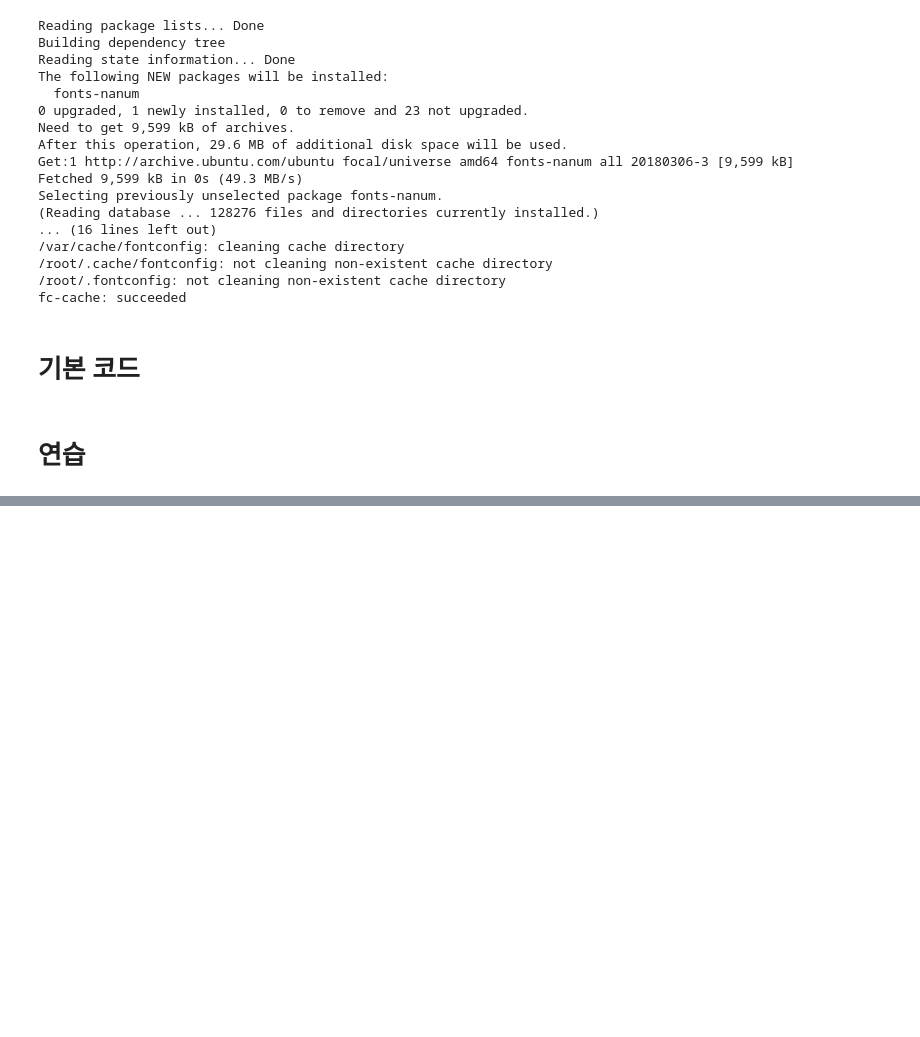
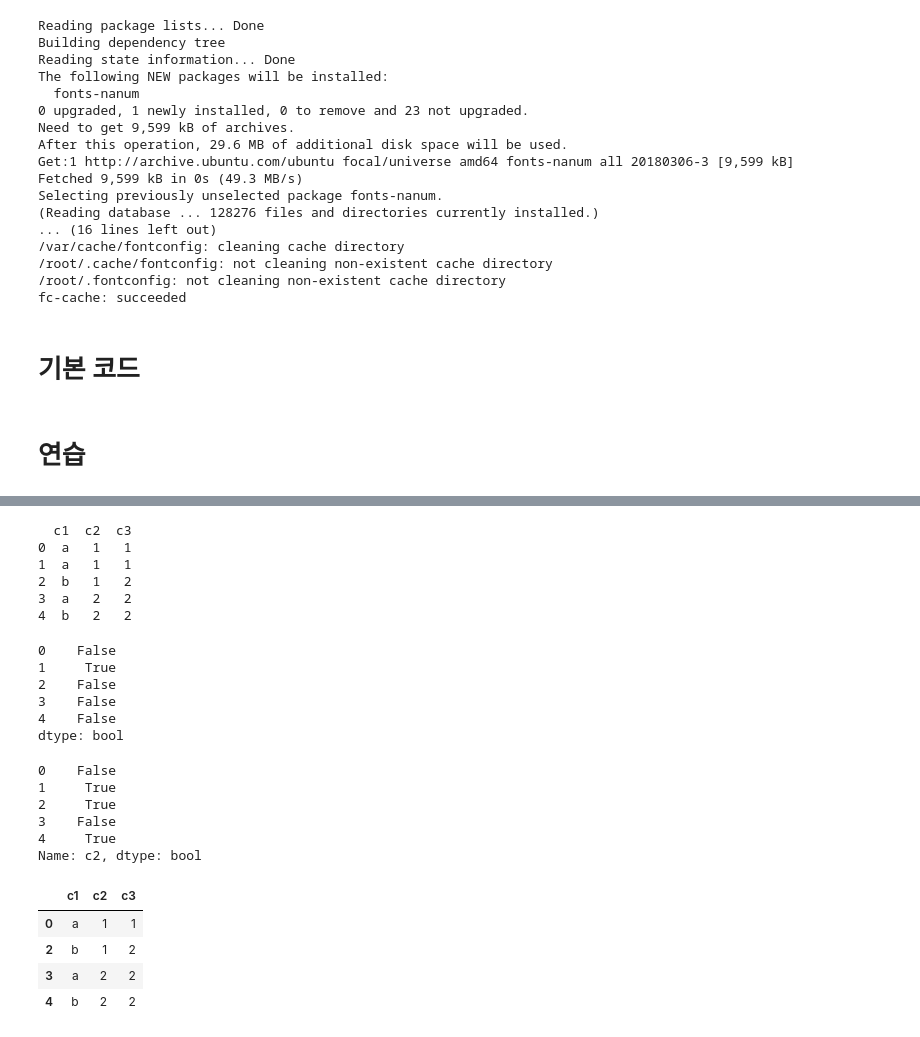
Before and after one commit to hyewon961117/hwstudy, a Jupyter notebook: 임시.ipynb, the cells around one changed output, grey strips where cells are left out. Cells and saved outputs as stored; diff of their text form; code cells hidden in the pictures; blank space fills up the shorter version.

```diff
--- a/임시.ipynb
+++ b/임시.ipynb
@@ -485,0 +170,43 @@ AttributeError: ignored
+# %%
+# 중복 데이터를 갖는 데이터 찾기
+df2 = pd.DataFrame({'c1' : ['a','a','b','a','b'],
+                    'c2' : [1,1,1,2,2],
+                    'c3' : [1,1,2,2,2]})
+print(df2)
+# %% [output]
+  c1  c2  c3
+0  a   1   1
+1  a   1   1
+2  b   1   2
+3  a   2   2
+4  b   2   2
+# %%
+# 데이터 프레임의 특정열에서 데이터 중복 값을 찾기('c2')
+# 데이터프레임에서 중복 행 제거
+# 데이터 프레임의 특정열 기준으로 데이터 중복 행 제거 ('c2')
+
+df2.duplicated()
+# %% [output]
+0    False
+1     True
+2    False
+3    False
+4    False
+dtype: bool
+# %%
+df2['c2'].duplicated()
+# %% [output]
+0    False
+1     True
+2     True
+3    False
+4     True
+Name: c2, dtype: bool
+# %%
+df2.drop_duplicates()
+# %% [output]
+|  | c1 | c2 | c3 |
+| 0 | a | 1 | 1 |
+| 2 | b | 1 | 2 |
+| 3 | a | 2 | 2 |
+| 4 | b | 2 | 2 |
```
Also changed, not shown: parts of 41 cells of this notebook, 7 other files.
